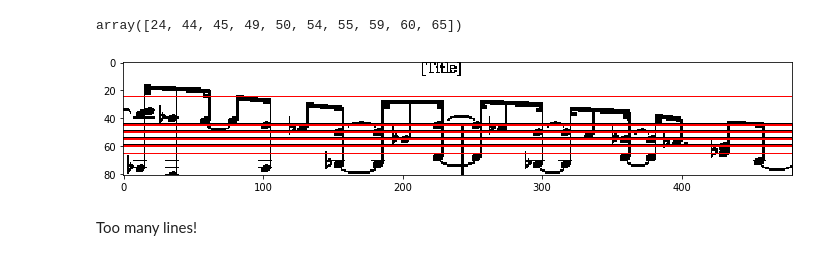
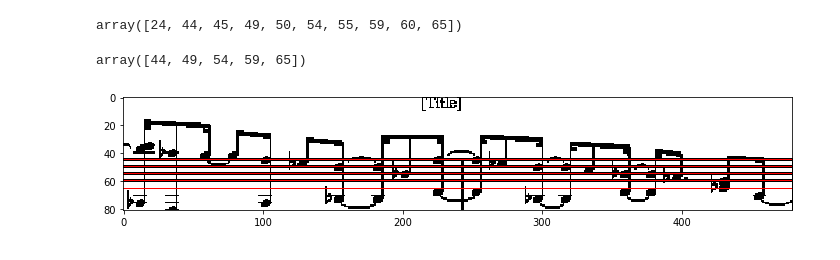
Before and after one commit to db7894/sheet_id, a Jupyter notebook: Summer2018/strip_one_page.ipynb, the cells around one changed output. Cells and saved outputs as stored; diff of their text form; code cells hidden in the pictures.

```diff
--- a/Summer2018/strip_one_page.ipynb
+++ b/Summer2018/strip_one_page.ipynb
@@ -289,5 +292,24 @@ def locateStaffLines(s, delta = 3, debug=False):
         print("idxs_lines: " + str(idxs_lines))
     return np.array(idxs_lines)
+# %%
+def locateStaffLines(s, delta = 3, debug=False):
+    medvals = np.median(s, axis=1)
+    if debug:
+        print("num medvals: " + str(len(medvals)))
+        print("medvals are: " +  str(medvals))
+    for i, curVal in enumerate(medvals):
+        if i > delta and i < len(medvals)-delta:
+            if curVal != np.max(medvals[i-delta:i+delta+1]): # only keep local maxima
+                medvals[i] = 0
+    idxs_sorted_val = np.argsort(medvals)[::-1]
+    idxs_lines = sorted(idxs_sorted_val[0:10]) # going to change from [0:10] to [0:10] skipping by 2
+    idxs_lines = idxs_lines[1::2] # we want just 5, so start at the second and skip every other.
+    if debug:
+        print("sorted idxs val before clip: " + str(idxs_sorted_val))
+        print("num sorted idxs: " + str(len(idxs_sorted_val)))
+        print("idxs_lines number after clip: " + str(len(idxs_lines)))
+        print("idxs_lines: " + str(idxs_lines))
+    return np.array(idxs_lines)
 # %%
 def estimateMidiNum2PixelRowMapping(s, lineIdxs, hand = 'right'):
     if hand == 'right':
@@ -331,0 +369,5 @@ estC4
+# %%
+showImage(s)
+for line in lines:
+    plt.axhline(y = line, color='r', linewidth=1)
+plt.show()
@@ -331,0 +378,2 @@ estC4
+# %%
+lines = locateStaffLines(s, debug=True)
@@ -333,12 +394,16 @@ estC4
 lines
 # %% [output]
 array([24, 44, 45, 49, 50, 54, 55, 59, 60, 65])
+# %%
+skippedLines = lines[1::2]
+# %%
+skippedLines
+# %% [output]
+array([44, 49, 54, 59, 65])
 # %%
 showImage(s)
-for line in lines:
+for line in skippedLines:
     plt.axhline(y = line, color='r', linewidth=1)
 plt.show()
 # %% [output]
-[figure, old version]
+[figure, new version]
-# %% [markdown]
-Too many lines!
```
Also changed, not shown: parts of 10 cells of this notebook.
